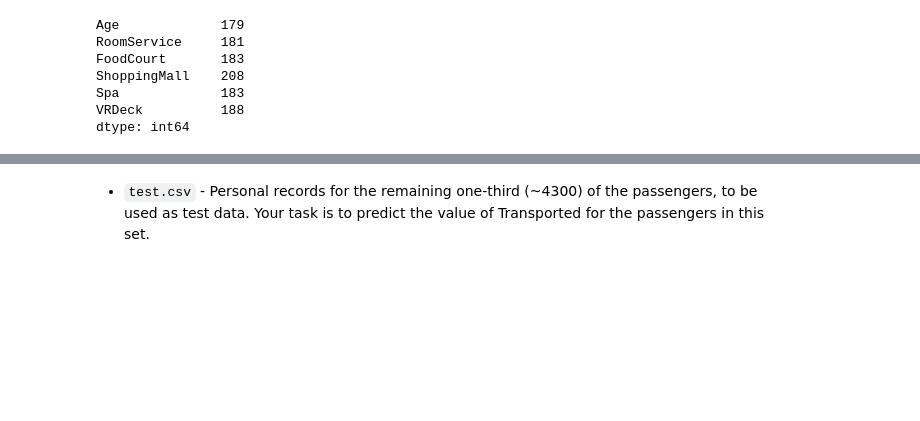
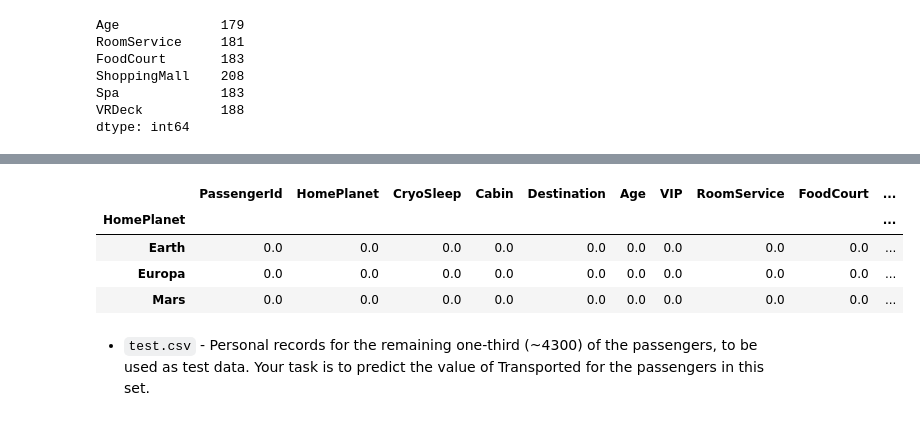
Before and after one commit to Ahmad-Khaled/spaceship-competition, a Jupyter notebook: spaceshipTitanic.ipynb, the cells around one changed output, grey strips where cells are left out. Drawn from its saved outputs; the diff is of its cells as text; code cells hidden in the pictures; blank space fills up the shorter version.

````diff
--- a/spaceshipTitanic.ipynb
+++ b/spaceshipTitanic.ipynb
@@ -240,3 +356,14 @@ dtype: int64
+# %%
+# Drop rows with any null values
+df_train = df_train.dropna()
+# %%
+df_train.groupby(['HomePlanet']).apply(lambda x: x.isnull().mean())
+# %% [output]
+|  | PassengerId | HomePlanet | CryoSleep | Cabin | Destination | Age | VIP | RoomService | FoodCourt | ... |
+| HomePlanet |  |  |  |  |  |  |  |  |  | ... |
+| Earth | 0.0 | 0.0 | 0.0 | 0.0 | 0.0 | 0.0 | 0.0 | 0.0 | 0.0 | ... |
+| Europa | 0.0 | 0.0 | 0.0 | 0.0 | 0.0 | 0.0 | 0.0 | 0.0 | 0.0 | ... |
+| Mars | 0.0 | 0.0 | 0.0 | 0.0 | 0.0 | 0.0 | 0.0 | 0.0 | 0.0 | ... |
 # %% [markdown]
 * ```test.csv``` - Personal records for the remaining one-third (~4300) of the passengers, to be used as test data. Your task is to predict the value of Transported for the passengers in this set.
 # %%
````
Also changed, not shown: parts of 11 cells of this notebook.
